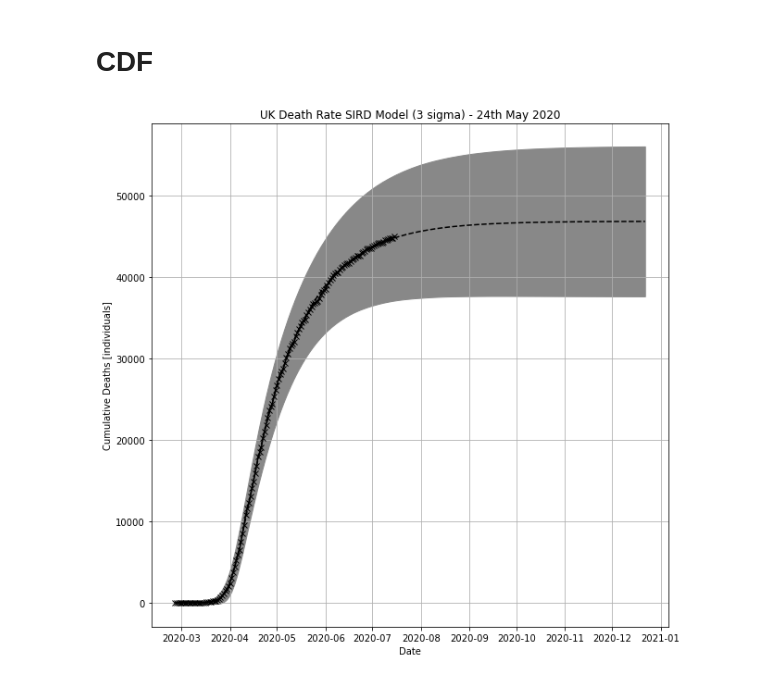
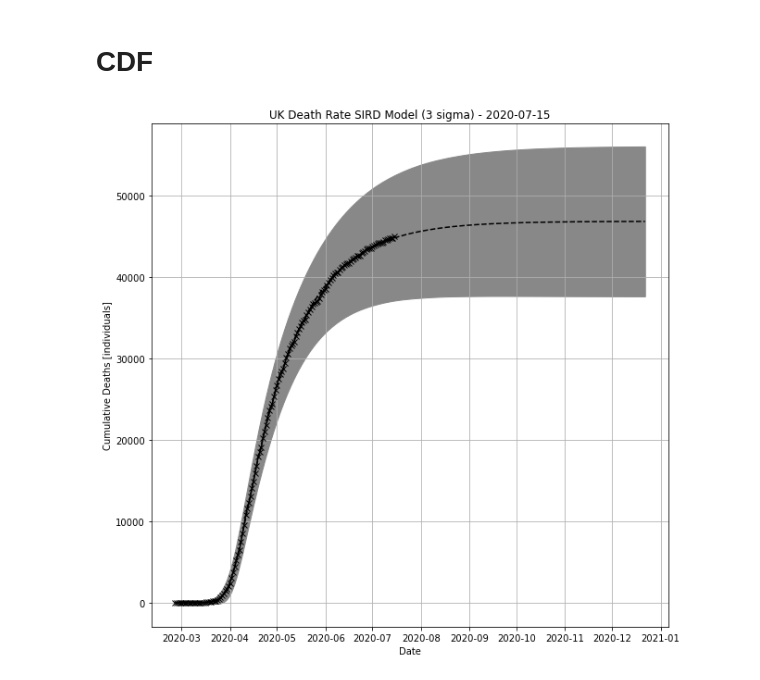
Before and after one commit to dkersh/UK_Covid19_SIRD_model, a Jupyter notebook: studyData.ipynb, the cells around one changed output. Saved outputs shown, nothing was run; the diff lists cells and outputs as text; code cells hidden in the pictures.

```diff
--- a/studyData.ipynb
+++ b/studyData.ipynb
@@ -114,14 +114,14 @@ plt.show()
 # %%
 plt.figure(figsize=(10, 10))
 plt.plot(ttt, np.cumsum(pred), '--k')
 #plt.plot(ttt, np.cumsum(pred-uncertainties)/np.sum(pred-uncertainties))
 #plt.plot(ttt, np.cumsum(pred+uncertainties)/np.sum(pred+uncertainties))
 plt.fill_between(ttt, np.cumsum(pred-uncertainties), np.cumsum(pred+uncertainties), color='#888888')
 plt.plot(df2['dateRep'], np.cumsum(df2['deaths']), '-xk')
 plt.grid(True)
 plt.xlabel('Date')
 plt.ylabel('Cumulative Deaths [individuals]')
-plt.title('UK Death Rate SIRD Model (3 sigma) - ' + str(date))
+plt.title('UK Death Rate SIRD Model (3 sigma) - ' + str(date.date()))
 plt.show()
 # %% [output]
-[figure, old version]
+[figure, new version]
```
Also changed, not shown: parts of 1 cell of this notebook.
